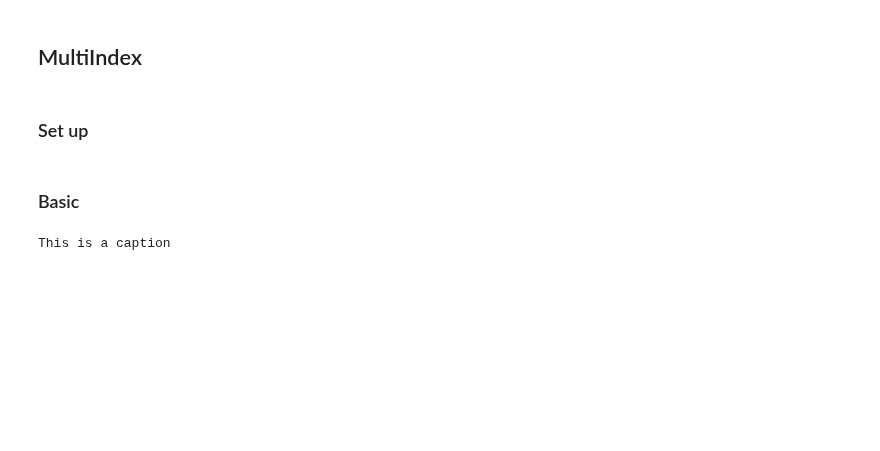
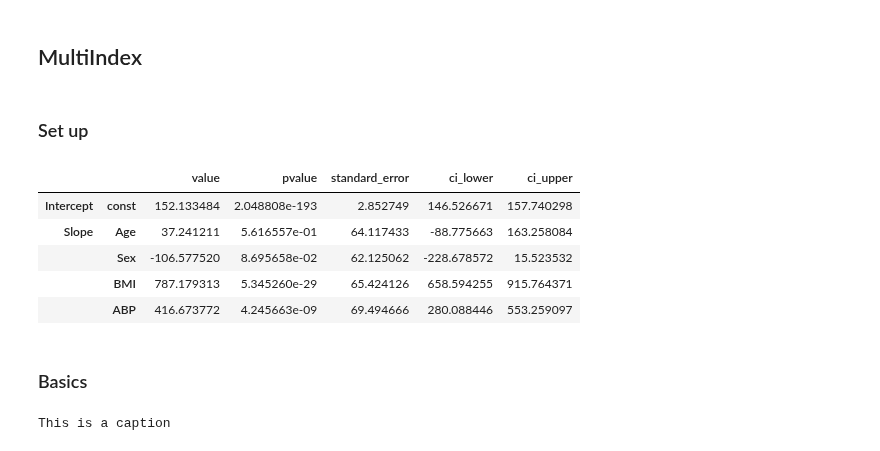
Before and after one commit to optimagic-dev/optimagic, a Jupyter notebook: docs/source/how_to_guides/miscellaneous/how_to_generate_publication_quality_tables.ipynb, the cells around one changed output. Saved outputs shown, nothing was run; the diff lists cells and outputs as text; code cells hidden in the pictures; blank space fills up the shorter version.

```diff
--- a/docs/source/how_to_guides/miscellaneous/how_to_generate_publication_quality_tables.ipynb
+++ b/docs/source/how_to_guides/miscellaneous/how_to_generate_publication_quality_tables.ipynb
@@ -991,3 +1061,17 @@ This is a caption
 ## MultiIndex
 # %% [markdown]
 ### Set up
+# %%
+# Convert `params` DataFrame to MultiIndex
+df = et._extract_params_from_sm(est)
+df.index = pd.MultiIndex.from_arrays(
+    np.array([["Intercept", "Slope", "Slope", "Slope", "Slope"], df.index.values])
+)
+df
+# %% [output]
+|  |  | value | pvalue | standard_error | ci_lower | ci_upper |
+| Intercept | const | 152.133484 | 2.048808e-193 | 2.852749 | 146.526671 | 157.740298 |
+| Slope | Age | 37.241211 | 5.616557e-01 | 64.117433 | -88.775663 | 163.258084 |
+|  | Sex | -106.577520 | 8.695658e-02 | 62.125062 | -228.678572 | 15.523532 |
+|  | BMI | 787.179313 | 5.345260e-29 | 65.424126 | 658.594255 | 915.764371 |
+|  | ABP | 416.673772 | 4.245663e-09 | 69.494666 | 280.088446 | 553.259097 |
@@ -1006,4 +1095,4 @@ est_mi2 = namedtuplee(params=df,info=info)
 # %% [markdown]
-### Basic
+### Basics
 # %%
 ex_html = et.estimation_table(
```
Also changed, not shown: parts of 121 cells of this notebook, 22 other files.
